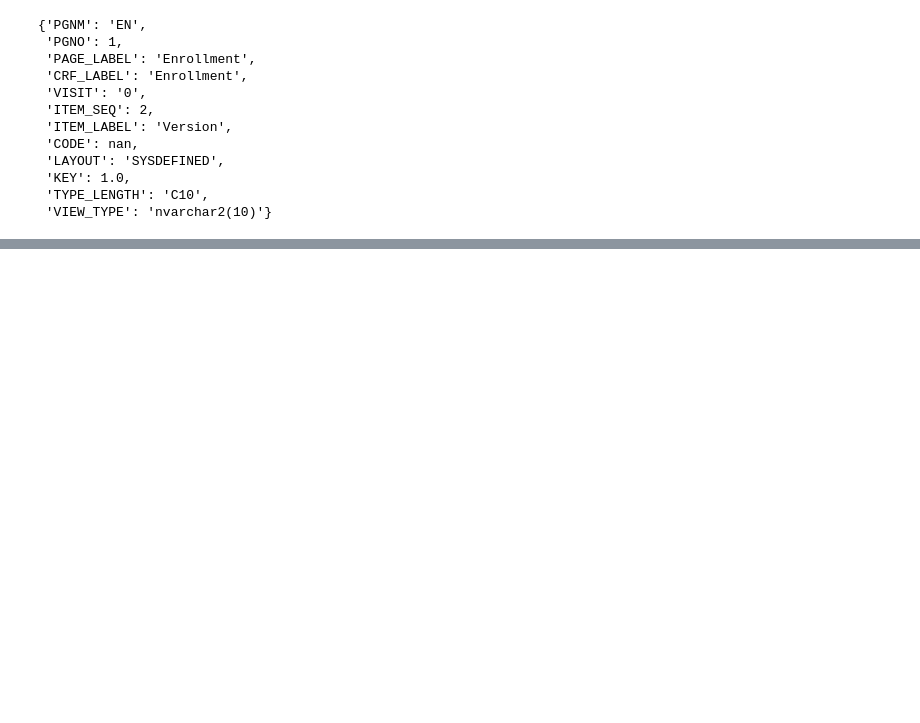
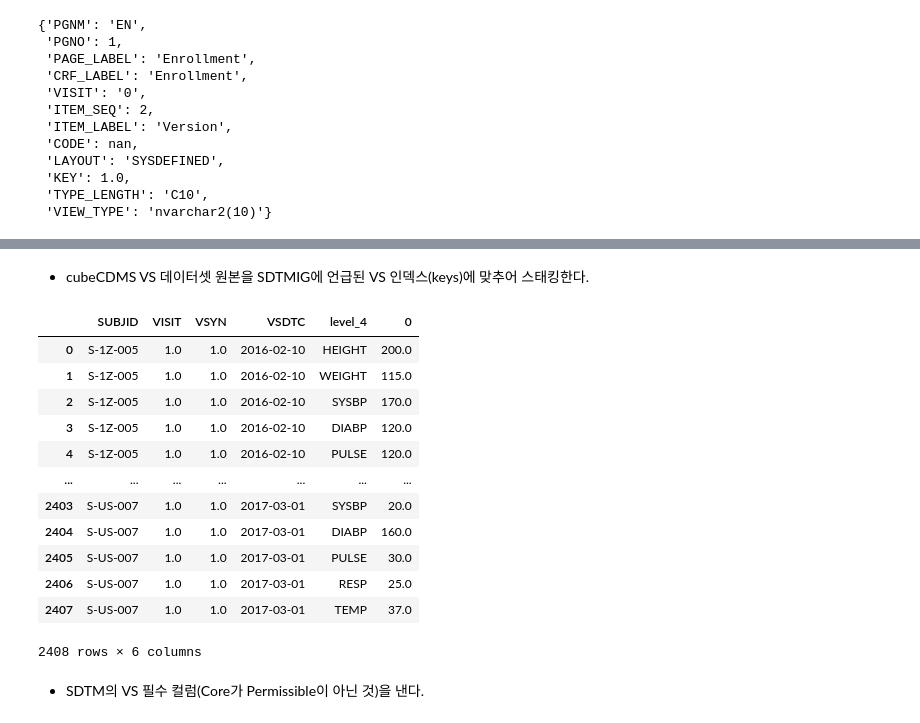
Before and after one commit to beeseosil/pub, a Jupyter notebook: ct/dmb.ipynb, the cells around one changed output, grey strips where cells are left out. Drawn from its saved outputs; the diff is of its cells as text; code cells hidden in the pictures; blank space fills up the shorter version.

```diff
--- a/ct/dmb.ipynb
+++ b/ct/dmb.ipynb
@@ -193,0 +83,22 @@ vs_[pd.isna(vs_.VSDTC)]
+# %% [markdown]
+- cubeCDMS VS 데이터셋 원본을 SDTMIG에 언급된 VS 인덱스(keys)에 맞추어 스태킹한다.
+# %%
+vs=data["VS"]
+vs0=vs.set_index(["SUBJID","VISIT","VSYN","VSDTC"]).stack(dropna=False).reset_index()
+vs0
+# %% [output]
+|  | SUBJID | VISIT | VSYN | VSDTC | level_4 | 0 |
+| 0 | S-1Z-005 | 1.0 | 1.0 | 2016-02-10 | HEIGHT | 200.0 |
+| 1 | S-1Z-005 | 1.0 | 1.0 | 2016-02-10 | WEIGHT | 115.0 |
+| 2 | S-1Z-005 | 1.0 | 1.0 | 2016-02-10 | SYSBP | 170.0 |
+| 3 | S-1Z-005 | 1.0 | 1.0 | 2016-02-10 | DIABP | 120.0 |
+| 4 | S-1Z-005 | 1.0 | 1.0 | 2016-02-10 | PULSE | 120.0 |
+| ... | ... | ... | ... | ... | ... | ... |
+| 2403 | S-US-007 | 1.0 | 1.0 | 2017-03-01 | SYSBP | 20.0 |
+| 2404 | S-US-007 | 1.0 | 1.0 | 2017-03-01 | DIABP | 160.0 |
+| 2405 | S-US-007 | 1.0 | 1.0 | 2017-03-01 | PULSE | 30.0 |
+| 2406 | S-US-007 | 1.0 | 1.0 | 2017-03-01 | RESP | 25.0 |
+| 2407 | S-US-007 | 1.0 | 1.0 | 2017-03-01 | TEMP | 37.0 |
+2408 rows × 6 columns
+# %% [markdown]
+- SDTM의 VS 필수 컬럼(Core가 Permissible이 아닌 것)을 낸다.
```
Also changed, not shown: parts of 25 cells of this notebook.
